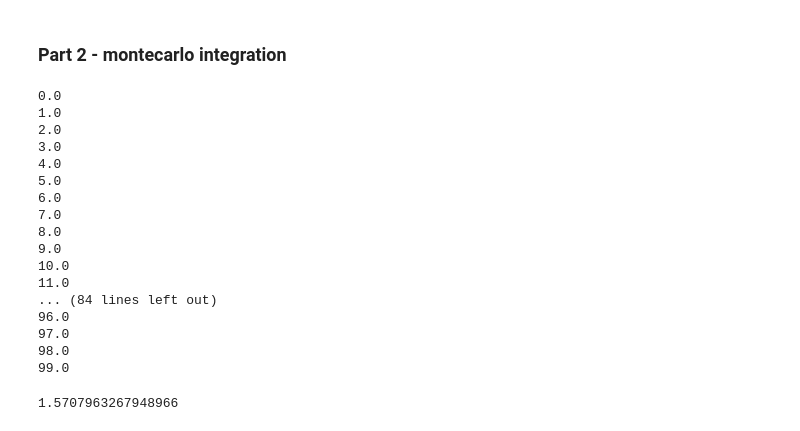
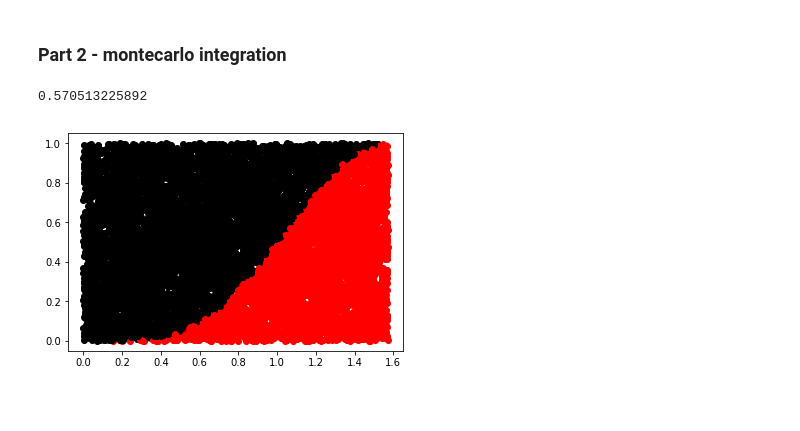
Before and after one commit to LieutenantPorky/comp_lab, a Jupyter notebook: comp_project.ipynb, the cells around one changed output. Drawn from its saved outputs; the diff is of its cells as text; code cells hidden in the pictures; blank space fills up the shorter version.

```diff
--- a/comp_project.ipynb
+++ b/comp_project.ipynb
@@ -55,62 +55,51 @@ plt.show()
 # %% [markdown]
 ### Part 2 - montecarlo integration
 # %%
+plt.ion()
+ax1 = plt.subplot(111)
 def montecarloIntegrate(function, bounds):
     #First thing we need to do is find the bounding box of the function - we know that sin^4 is bounded by [0,1], but
     #arbitrarily choosing these values is not very generalizable (also it's cheating -_-)
 
     testSeq = [function(i) for i in np.linspace(bounds[0], bounds[1], 200)]
+    plt.plot(np.linspace(bounds[0], bounds[1], 200), testSeq)
 
     #find the global maxima and minima of the function
     gMax = np.amax(testSeq)
     gMin = np.amin(testSeq)
     diff = gMax - gMin
 
     # now we have the vertical bounds - we just need to create a bunch of random points in the area and check whether
     #they are smaller than the function
 
     #However, to do this
 
-    iterations = 100
+    iterations = 10000
     numInside = 0.0
 
-    ax1 = plt.subplot(111)
 
-    for x,y in zip(np.random.random(iterations) * (bounds[1] - bounds[0]) + bounds[0], np.random.random(iterations) * diff + gMax):
+    for x,y in zip(np.random.random(iterations) * (bounds[1] - bounds[0]) + bounds[0], np.random.random(iterations) * diff + gMin):
         value = function(x)
         #Firstly, the point must have the same sign as the function to be under the curve:
         if (value * y >= 0):
             # if it has the same sign, check whether it is under the curve
-            if (np.abs(value) < np.abs(y)):
+            if (np.abs(value) > np.abs(y)):
                 #Now, if the value is negative, subtract a point from the total. Else, add a point
                 if value < 0:
+                    plt.plot(x,y,'bo')
                     numInside -= 1
                 else:
                     numInside += 1
+                    plt.plot(x,y,'ro')
             else:
-                ax1.plot(x,y,)
+                plt.plot(x,y,'ko')
 
     # Now, find ratio of points inside and outside the bounds, and multiply by total area:
 
     return numInside / iterations * diff * (bounds[1] - bounds[0])
 
-montecarloIntegrate(lambda x : np.sin(x) ** 4, [0.0, 0.5 * np.pi])
+print(montecarloIntegrate(lambda x : np.sin(x) ** 4, [0.0, 0.5 * np.pi]))
+plt.show()
 # %% [output]
-0.0
-1.0
-2.0
-3.0
-4.0
-5.0
-6.0
-7.0
-8.0
-9.0
-10.0
-11.0
-... (84 lines left out)
-96.0
-97.0
-98.0
-99.0
+0.570513225892
-1.5707963267948966
+[figure, added]
```
